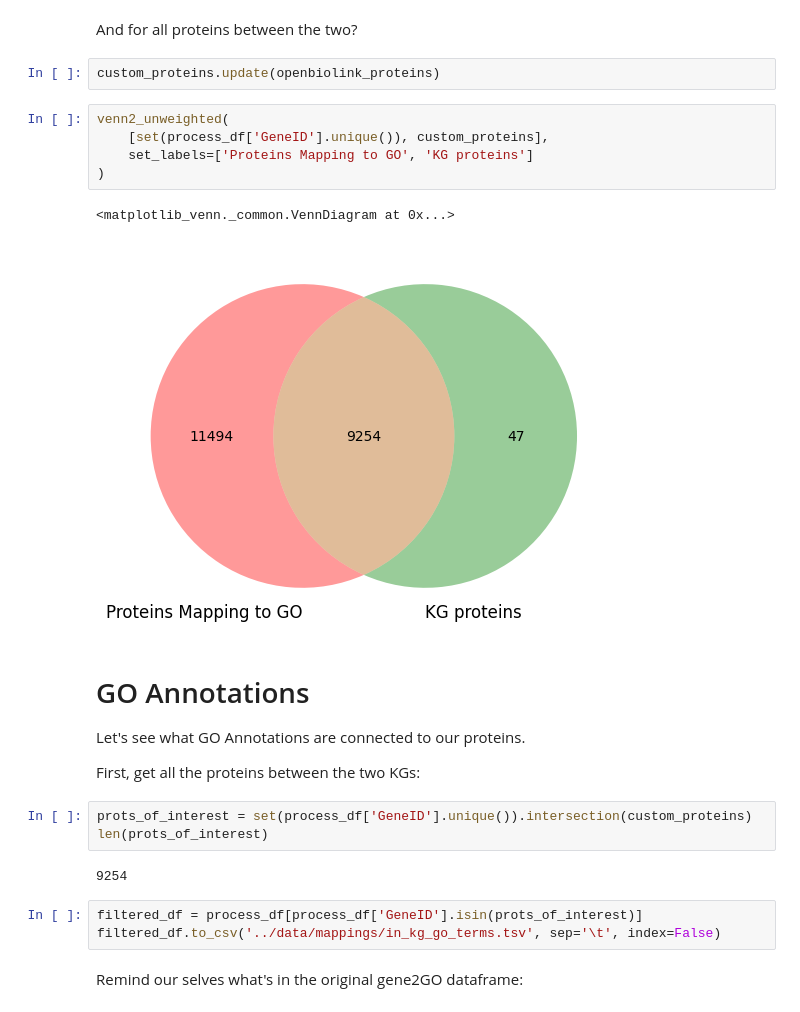
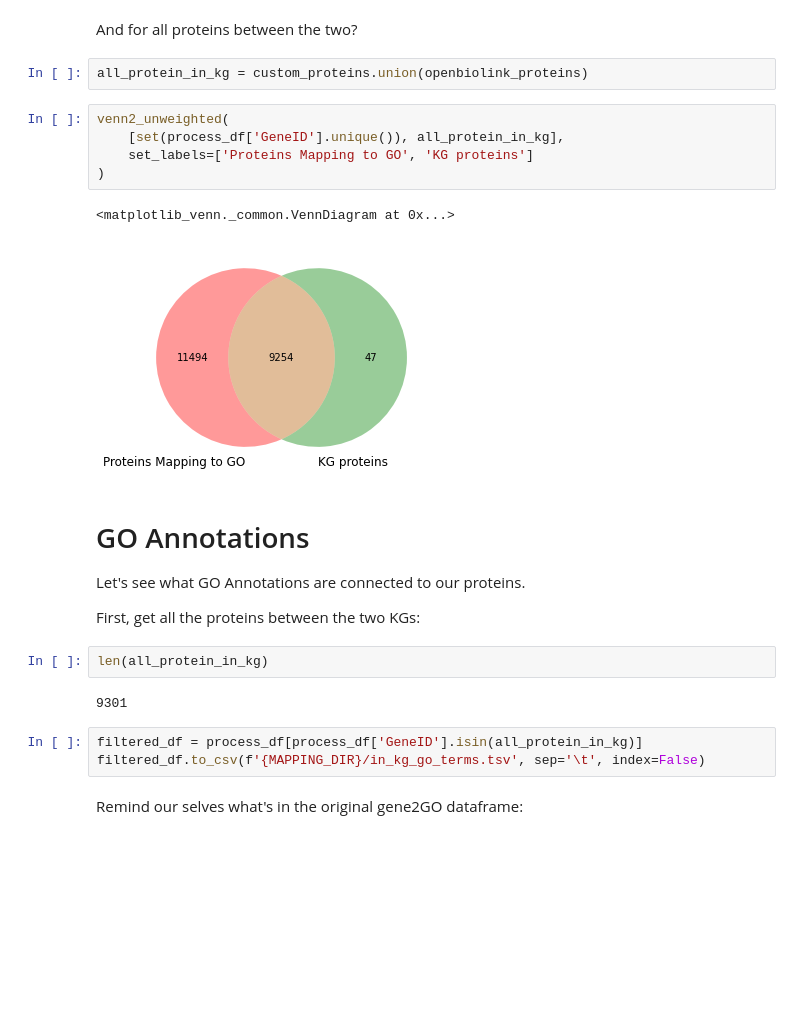
Before and after one commit to laurendelong21/MoA-Net, a Jupyter notebook: notebooks/enrichment.ipynb, the cells around one changed output. Saved outputs shown, nothing was run; the diff lists cells and outputs as text; blank space fills up the shorter version.

Commit message:
filter go terms

```diff
--- a/notebooks/enrichment.ipynb
+++ b/notebooks/enrichment.ipynb
@@ -121,28 +120,27 @@ venn2_unweighted(
 # %% [markdown]
 And for all proteins between the two?
-# %%
-custom_proteins.update(openbiolink_proteins)
+# %%
+all_protein_in_kg = custom_proteins.union(openbiolink_proteins)
 # %%
 venn2_unweighted(
-    [set(process_df['GeneID'].unique()), custom_proteins],
+    [set(process_df['GeneID'].unique()), all_protein_in_kg],
     set_labels=['Proteins Mapping to GO', 'KG proteins']
 )
 # %% [output]
 <matplotlib_venn._common.VennDiagram at 0x...>
-[figure, old version]
+[figure, new version]
 # %% [markdown]
 # GO Annotations
 
 Let's see what GO Annotations are connected to our proteins.
 
 First, get all the proteins between the two KGs:
-# %%
-prots_of_interest = set(process_df['GeneID'].unique()).intersection(custom_proteins)
-len(prots_of_interest)
-# %% [output]
-9254
+# %%
+len(all_protein_in_kg)
+# %% [output]
+9301
 # %%
-filtered_df = process_df[process_df['GeneID'].isin(prots_of_interest)]
-filtered_df.to_csv('../data/mappings/in_kg_go_terms.tsv', sep='\t', index=False)
+filtered_df = process_df[process_df['GeneID'].isin(all_protein_in_kg)]
+filtered_df.to_csv(f'{MAPPING_DIR}/in_kg_go_terms.tsv', sep='\t', index=False)
 # %% [markdown]
 Remind our selves what's in the original gene2GO dataframe:
```
Also changed, not shown: parts of 37 cells of this notebook.
